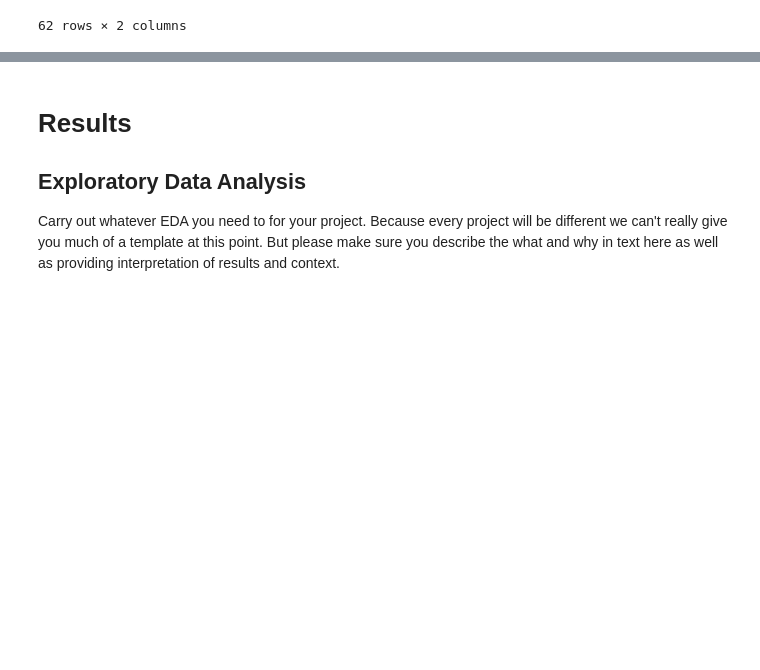
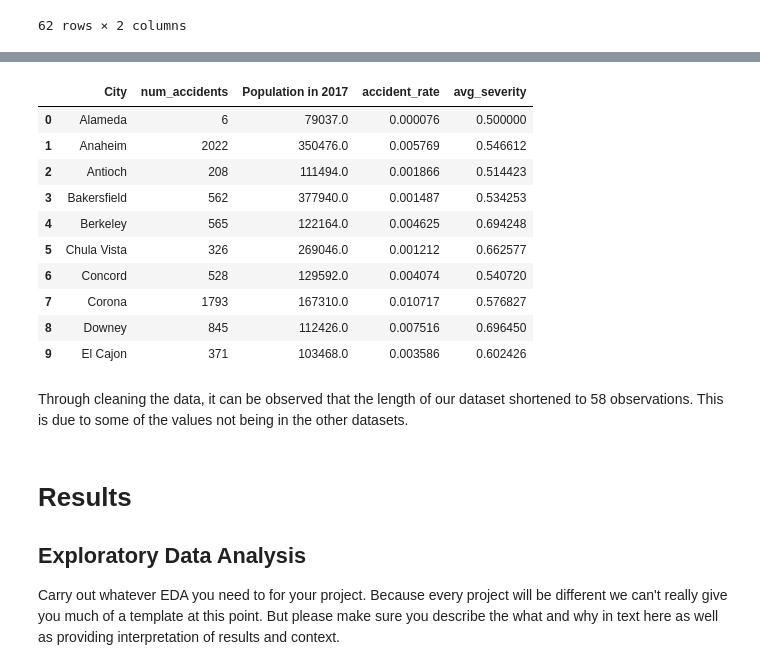
Before and after one commit to COGS108/Group099_WI24, a Jupyter notebook: EDACheckpoint_Group099_WI24.ipynb, the cells around one changed output, grey strips where cells are left out. Saved outputs shown, nothing was run; the diff lists cells and outputs as text; code cells hidden in the pictures; blank space fills up the shorter version.

Commit message:
Update data cleaning for EDA Checkpoint

```diff
--- a/EDACheckpoint_Group099_WI24.ipynb
+++ b/EDACheckpoint_Group099_WI24.ipynb
@@ -143,0 +135,7 @@ accident_df.head()
+# %%
+accident_df = pd.read_csv('AccidentData.csv')
+
+# normalize severity to be on a scale of 0-1 instead of 1-4 to make comparing easier later on
+accident_df['Severity'] = accident_df['Severity']/4
+
+accident_df.head()
@@ -164,3 +169,9 @@ transit_df
 | 60 | Visalia | 0.006 |
 | 61 | Napa | 0.005 |
 62 rows × 2 columns
+# %%
+# To better compare the datasets, we will merge them by city name.
+
+accident_df_new = accident_df.groupby('City').agg(avg_severity=('Severity', np.mean), num_accidents=('Description', np.count_nonzero)).reset_index()
+accidents_vs_transit = pd.merge(accident_df_new, transit_df, on='City')
+accidents_vs_transit.head(10)
@@ -166,0 +192,4 @@ transit_df
+# %%
+population_df = pd.read_excel('SUB-IP-EST2019-ANNRES-06.xlsx')
+
+population_df.head()
@@ -166,0 +203,16 @@ transit_df
+# %%
+# The code does not have proper column markers, and has excess information. We will fix that with the following:
+
+# Fix column values
+col_values = population_df.iloc[2]
+col_values[0] = population_df.iloc[1][0]
+population_df.columns = col_values
+
+# Simplify rows and columns
+population_df = population_df[3:]
+population_df = population_df.reset_index(drop=True).get(['Geographic Area', 2017.0]).rename(columns={'Geographic Area': 'City', 2017.0:'Population in 2017'})
+population_df['City'] = population_df['City'].str.title().str.replace(', California', '').str.replace(' City', '')
+population_df.dropna(inplace=True)
+
+
+population_df.head()
@@ -167,3 +230,27 @@ transit_df
+# %%
+#We will merge this into the dataset 'accidents_vs_transit' to get the per-capita accident rate of each city.
+
+clean_df = pd.merge(accidents_vs_transit, population_df, on='City')
+clean_df = clean_df.assign(accident_rate = clean_df['num_accidents']/clean_df['Population in 2017'])
+
+clean_df = clean_df.get(['City', 'num_accidents', 'Population in 2017', 'accident_rate', 'avg_severity'])
+
+# Look at some values in our cleaned dataframe
+clean_df.head(10)
+# %% [output]
+|  | City | num_accidents | Population in 2017 | accident_rate | avg_severity |
+| 0 | Alameda | 6 | 79037.0 | 0.000076 | 0.500000 |
+| 1 | Anaheim | 2022 | 350476.0 | 0.005769 | 0.546612 |
+| 2 | Antioch | 208 | 111494.0 | 0.001866 | 0.514423 |
+| 3 | Bakersfield | 562 | 377940.0 | 0.001487 | 0.534253 |
+| 4 | Berkeley | 565 | 122164.0 | 0.004625 | 0.694248 |
+| 5 | Chula Vista | 326 | 269046.0 | 0.001212 | 0.662577 |
+| 6 | Concord | 528 | 129592.0 | 0.004074 | 0.540720 |
+| 7 | Corona | 1793 | 167310.0 | 0.010717 | 0.576827 |
+| 8 | Downey | 845 | 112426.0 | 0.007516 | 0.696450 |
+| 9 | El Cajon | 371 | 103468.0 | 0.003586 | 0.602426 |
+# %% [markdown]
+Through cleaning the data, it can be observed that the length of our dataset shortened to 58 observations. This is due to some of the values not being in the other datasets.
 # %% [markdown]
 # Results
 
```
Also changed, not shown: parts of 6 cells of this notebook.
